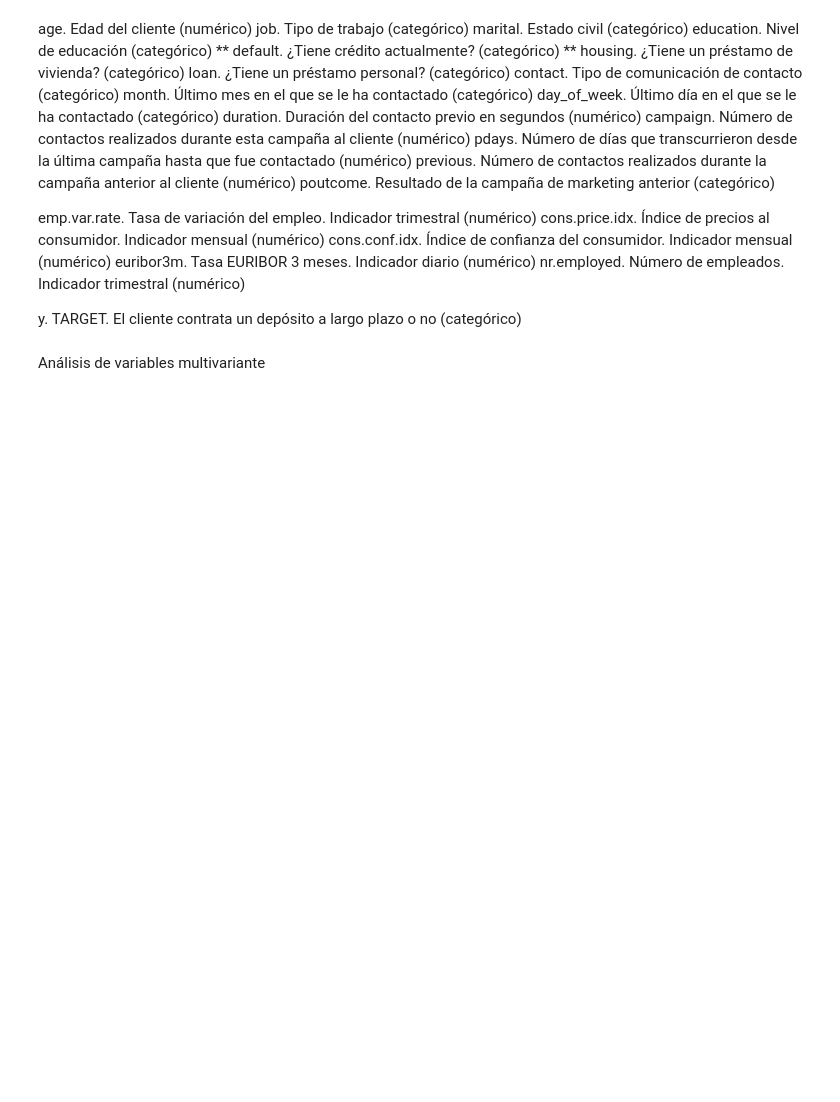
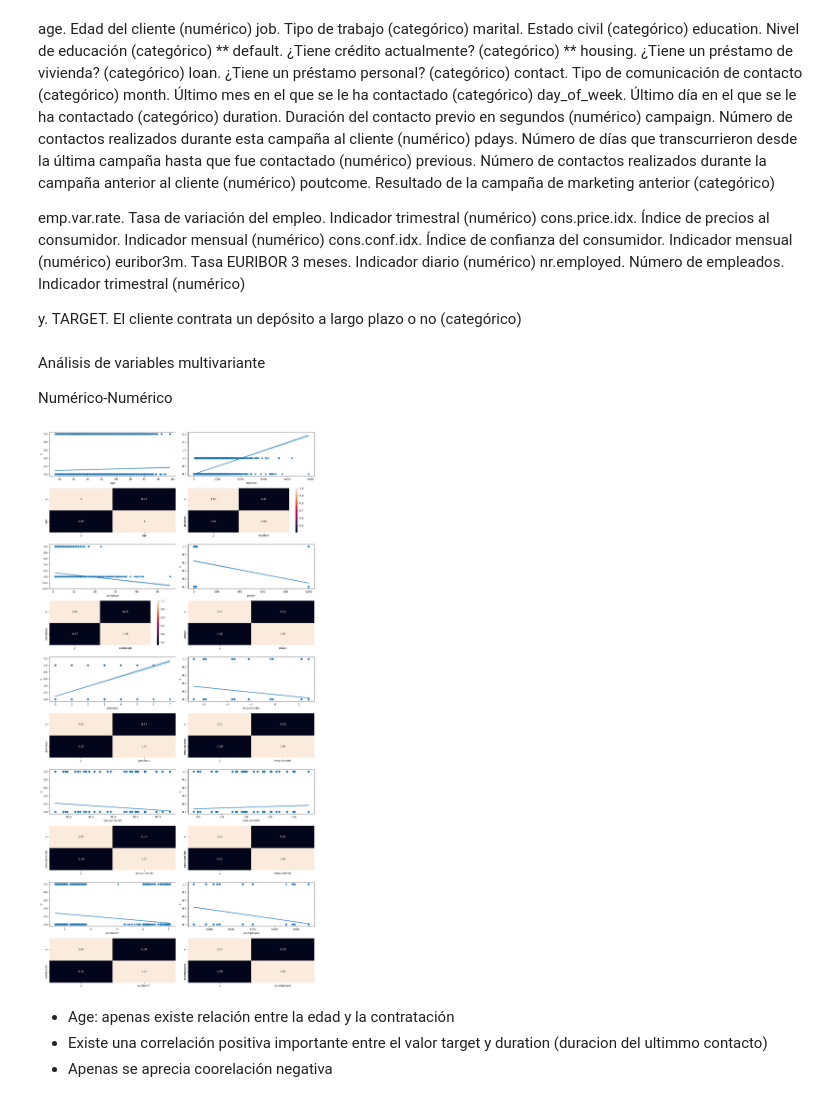
Before and after one commit to 4GeeksAcademy/Finarosalina_machine-learning-python-template, a Jupyter notebook: src/explore.ipynb, the cells around one changed output. Drawn from its saved outputs; the diff is of its cells as text; code cells hidden in the pictures; blank space fills up the shorter version.

```diff
--- a/src/explore.ipynb
+++ b/src/explore.ipynb
@@ -185,3 +236,53 @@ nr.employed. Número de empleados. Indicador trimestral (numérico)
 y. TARGET. El cliente contrata un depósito a largo plazo o no (categórico)
 # %% [markdown]
 Análisis de variables multivariante
+
+Numérico-Numérico
+# %%
+df["y"] = df["y"].map({"yes": 1, "no": 0})
+
+fig, axis = plt.subplots(10, 2, figsize = (15, 30))
+
+# Crear un diagrama de dispersión múltiple
+sns.regplot(ax = axis[0, 0], data = df, x = "age", y = "y")
+sns.heatmap(df[["y", "age"]].corr(), annot = True, ax = axis[1, 0], cbar = False)
+
+sns.regplot(ax = axis[0, 1], data = df, x = "duration", y = "y").set(ylabel=None)
+sns.heatmap(df[["y", "duration"]].corr(), annot = True, fmt = ".2f", ax = axis[1, 1])
+
+sns.regplot(ax = axis[2, 0], data = df, x = "campaign", y = "y").set(ylabel=None)
+sns.heatmap(df[["y", "campaign"]].corr(), annot = True, fmt = ".2f", ax = axis[3, 0])
+
+sns.regplot(ax = axis[2, 1], data = df, x = "pdays", y = "y")
+sns.heatmap(df[["y", "pdays"]].corr(), annot = True, fmt = ".2f", ax = axis[3, 1], cbar = False)
+
+sns.regplot(ax = axis[4, 0], data = df, x = "previous", y = "y")
+sns.heatmap(df[["y", "previous"]].corr(), annot = True, fmt = ".2f", ax = axis[5,0], cbar = False)
+
+sns.regplot(ax = axis[4, 1], data = df, x = "emp.var.rate", y = "y")
+sns.heatmap(df[["y", "emp.var.rate"]].corr(), annot = True, fmt = ".2f", ax = axis[5, 1], cbar = False)
+
+sns.regplot(ax = axis[6, 0], data = df, x = "cons.price.idx", y = "y")
+sns.heatmap(df[["y", "cons.price.idx"]].corr(), annot = True, fmt = ".2f", ax = axis[7, 0], cbar = False)
+
+sns.regplot(ax = axis[6, 1], data = df, x = "cons.conf.idx", y = "y")
+sns.heatmap(df[["y", "cons.conf.idx"]].corr(), annot = True, fmt = ".2f", ax = axis[7, 1], cbar = False)
+
+sns.regplot(ax = axis[8, 0], data = df, x = "euribor3m", y = "y")
+sns.heatmap(df[["y", "euribor3m"]].corr(), annot = True, fmt = ".2f", ax = axis[9, 0], cbar = False)
+
+sns.regplot(ax = axis[8, 1], data = df, x = "nr.employed", y = "y")
+sns.heatmap(df[["y", "nr.employed"]].corr(), annot = True, fmt = ".2f", ax = axis[9, 1], cbar = False)
+
+
+# Ajustar el layout
+plt.tight_layout()
+
+# Mostrar el plot
+plt.show()
+# %% [output]
+[figure, added]
+# %% [markdown]
+- Age: apenas existe relación entre la edad y la contratación
+- Existe una correlación positiva importante entre el valor target y duration (duracion del ultimmo contacto)
+- Apenas se aprecia coorelación negativa
```
Also changed, not shown: parts of 6 cells of this notebook.
